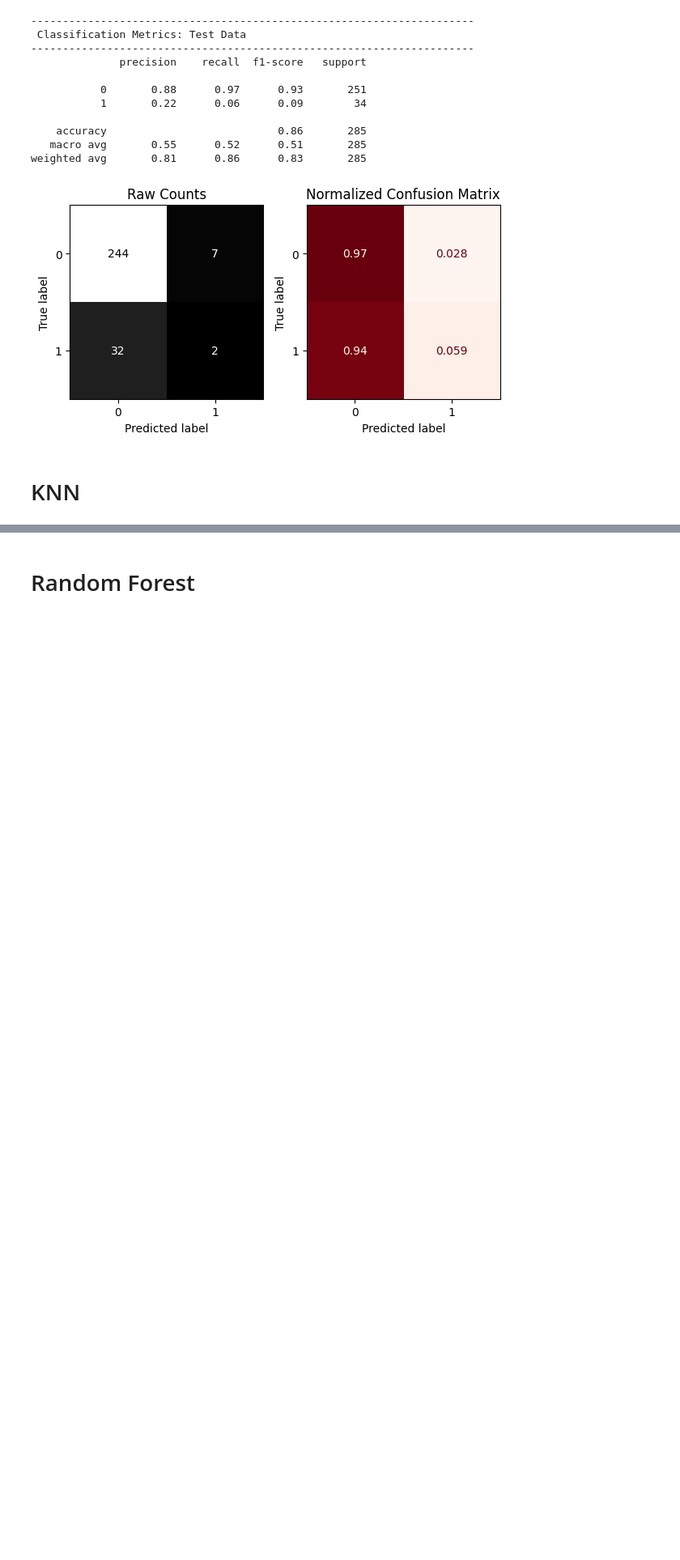
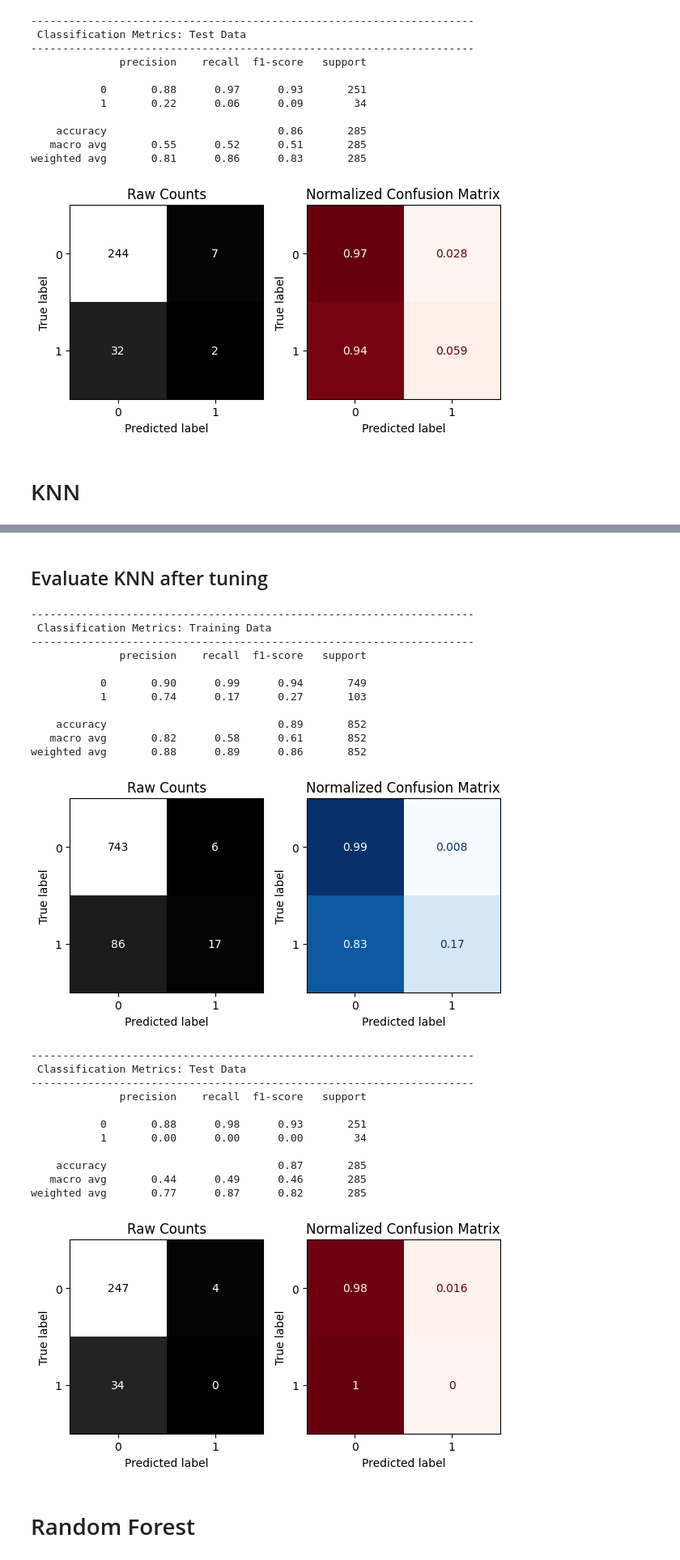
Before and after one commit to Rahafhosari/DataScience2024-2025, a Jupyter notebook: classification_metrics_core_knn_logReg.ipynb, the cells around one changed output, grey strips where cells are left out. Shown: that part at 81% size. Cells and saved outputs as stored; diff of their text form; code cells hidden in the pictures; blank space fills up the shorter version.

```diff
--- a/classification_metrics_core_knn_logReg.ipynb
+++ b/classification_metrics_core_knn_logReg.ipynb
@@ -912,0 +1030,4 @@ weighted avg       0.81      0.86      0.83       285
+# %%
+#Making every other value from the range (odd values)
+nneighbors_list = list(range(1,33,2))
+nneighbors_list
@@ -912,0 +1039,11 @@ weighted avg       0.81      0.86      0.83       285
+# %%
+# Create param grid
+params_knn={'kneighborsclassifier__n_neighbors': nneighbors_list}
+# %%
+# Instaniate GridSearchCV
+gs_knn = GridSearchCV(knn_pipe, params_knn, verbose=True, n_jobs=-1,cv=3, scoring='recall_macro')
+
+# Fit gs on training data
+gs_knn.fit(X_train, y_train)
+# Obtain best param value for K
+gs_knn.best_params_
@@ -913,3 +1058,34 @@ weighted avg       0.81      0.86      0.83       285
+# %% [markdown]
+## Evaluate KNN after tuning
+# %%
+# Evalaute the best model
+best_knn = gs_knn.best_estimator_
+evaluate_classification(best_knn, X_train, y_train, X_test, y_test)
+# %% [output]
+----------------------------------------------------------------------
+ Classification Metrics: Training Data
+----------------------------------------------------------------------
+              precision    recall  f1-score   support
+
+           0       0.90      0.99      0.94       749
+           1       0.74      0.17      0.27       103
+
+    accuracy                           0.89       852
+   macro avg       0.82      0.58      0.61       852
+weighted avg       0.88      0.89      0.86       852
+[figure, added]
+----------------------------------------------------------------------
+ Classification Metrics: Test Data
+----------------------------------------------------------------------
+              precision    recall  f1-score   support
+
+           0       0.88      0.98      0.93       251
+           1       0.00      0.00      0.00        34
+
+    accuracy                           0.87       285
+   macro avg       0.44      0.49      0.46       285
+weighted avg       0.77      0.87      0.82       285
+[figure, added]
 # %% [markdown]
 
 # Random Forest
```
Also changed, not shown: parts of 37 cells of this notebook.
